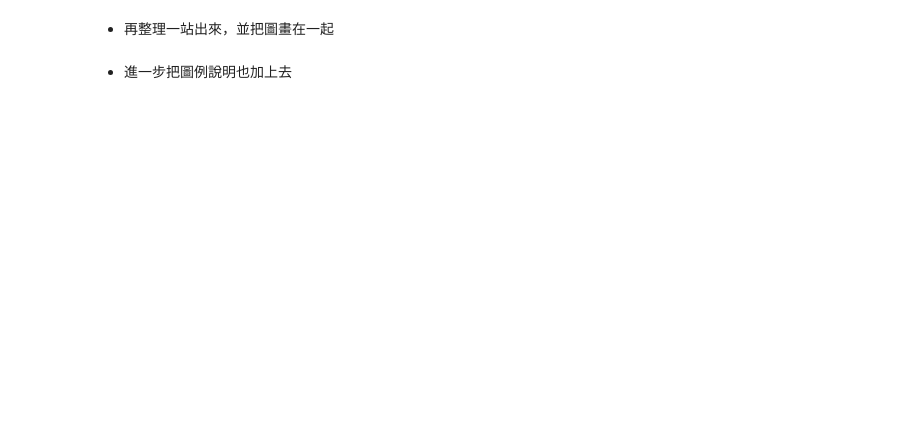
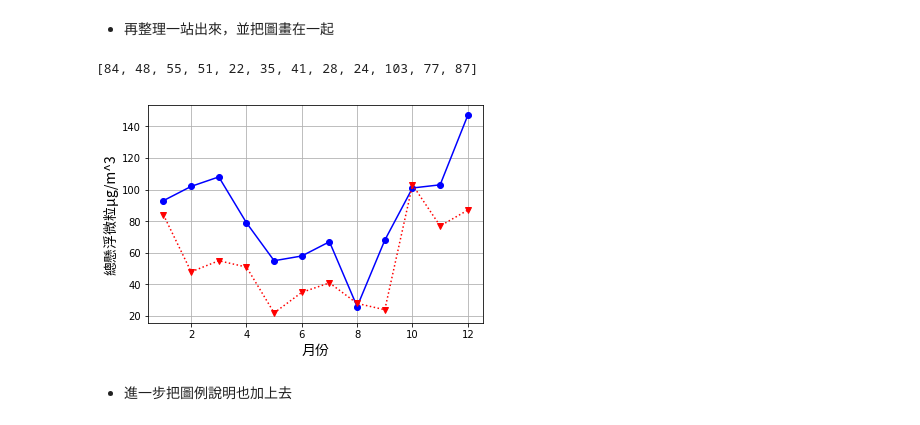
Before and after one commit to maloyang/KH20200704_Python_Basic_and_ML, a Jupyter notebook: Day3/Day3-2.ipynb, the cells around one changed output. Saved outputs shown, nothing was run; the diff lists cells and outputs as text; code cells hidden in the pictures; blank space fills up the shorter version.

```diff
--- a/Day3/Day3-2.ipynb
+++ b/Day3/Day3-2.ipynb
@@ -23,2 +21,10 @@ url = 'https://data.kcg.gov.tw/dataset/e9aa2660-c4eb-46e1-a4fd-758f59c70e67/reso
+# %%
+# 請填入程式
+import csv
+
+r = requests.get(url)
+decoded_content = r.content.decode('utf-8')
+cr = csv.reader(decoded_content.splitlines(), delimiter=',')
+data_list = list(cr)
 # %%
 data_list[:3]
@@ -100,17 +131,21 @@ for item in data_list[1:]:
     if name == '西子灣中山大學':
         tsp_list2.append(int(tsp))
 tsp_list2
+# %% [output]
+[84, 48, 55, 51, 22, 35, 41, 28, 24, 103, 77, 87]
 # %%
 import matplotlib.pyplot as plt
 from matplotlib.font_manager import FontProperties
 font = FontProperties(fname=r"NotoSansTC-Regular.otf", size=14)
 
 months = list(range(1, 13))
 plt.plot(months, tsp_list, 'b-o')
-plt.plot(months, tsp_list2, 'r--.')
+plt.plot(months, tsp_list2, 'r:v')
 plt.xlabel('月份', fontproperties = font)
 plt.ylabel('總懸浮微粒μg/m^3', fontproperties = font)
 plt.grid()
+# %% [output]
+[figure, added]
 # %% [markdown]
 - 進一步把圖例說明也加上去
 # %%
```
Also changed, not shown: parts of 16 cells of this notebook, 2 other files.
